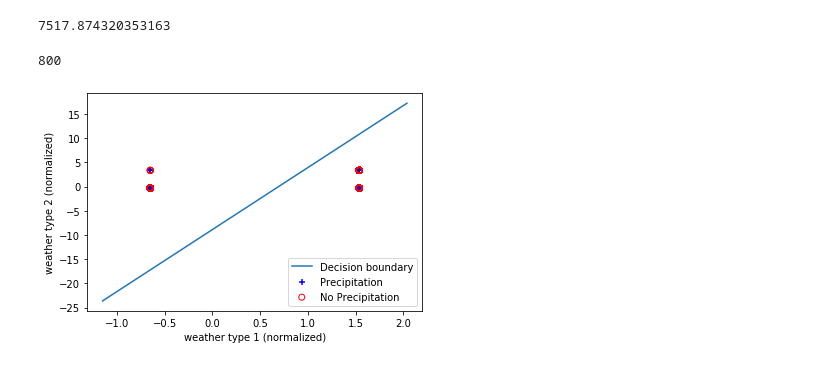
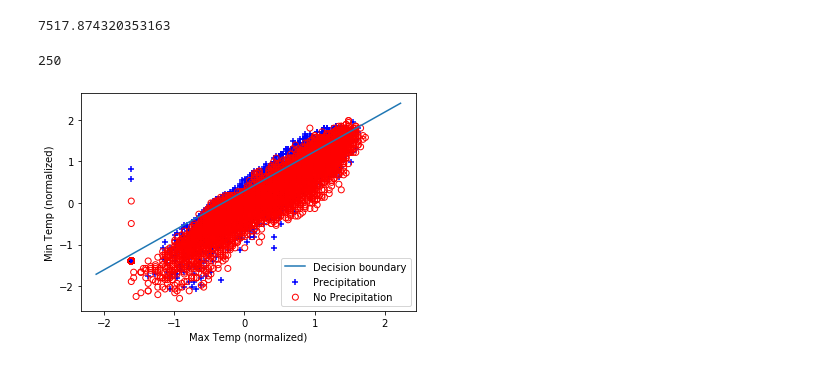
Before and after one commit to JonathanClifford/597ML-MachineLearningWeatherPrediction, a Jupyter notebook: mainAnalysisOfWeatherData.ipynb, the cells around one changed output. Saved outputs shown, nothing was run; the diff lists cells and outputs as text; code cells hidden in the pictures.

```diff
--- a/mainAnalysisOfWeatherData.ipynb
+++ b/mainAnalysisOfWeatherData.ipynb
@@ -255,0 +268,6 @@ print(len(ones))
+# %%
+for i in range(len(tempMax)):
+    plt.scatter(i,tempMax[i])
+plt.xlabel("Days")
+plt.ylabel("Maximum temperature (fahrenheit)")
+plt.show()
@@ -255,0 +276,6 @@ print(len(ones))
+# %%
+for i in range(len(tempMin)):
+    plt.scatter(i,tempMin[i])
+plt.xlabel("Days")
+plt.ylabel("Minimum temperature (fahrenheit)")
+plt.show()
@@ -269,10 +297,13 @@ def normalize_features( X, mu=None, sigma=None ):
     return (X_norm, mu, sigma)
 
 m = data.shape[0]
-X = np.stack([np.ones(m), wt01, wt02], axis=1)
+X = np.stack([np.ones(m), tempMax, tempMin], axis=1)
 n = X.shape[1]
 
 X, mu, sigma = normalize_features(X)
+#print(X)
+#print(y)
+#print(n)
 # %%
 # Function for logistic function
 def logistic(z):
@@ -335,30 +366,30 @@ def plot_model(X, y, theta):
     x2 = (theta[0] + theta[1]*x1)/(-theta[2])
     plt.plot(x1, x2, label='Decision boundary')
 
-    plt.xlabel('weather type 1 (normalized)')
-    plt.ylabel('weather type 2 (normalized)')
+    plt.xlabel('Max Temp (normalized)')
+    plt.ylabel('Min Temp (normalized)')
     plt.legend(loc='lower right')
     plt.show()
 # %%
 # Implement gradient descent for logiatic regression
 theta = np.ones(n)
 
 #
 # YOUR CODE HERE
 #
-alpha = 0.0001 #step size
-iters = 800
+alpha = 0.0002 #step size
+iters = 250
 
 # Plots data and decision boundary. If you have learned a good theta
 # you will see a decision boundary that separates the data in a
 # reasonable way.
 theta2,J_history = gradient_descent( X, y, theta, alpha, iters ) #call gradient function
 print(len(J_history)) # check length of J_history
 
 plot_model(X, y, theta2)
 # %% [output]
-800
+250
-[figure, old version]
+[figure, new version]
 # %%
 print("Final value of cost function: ", cost_function(X,y,theta2))
 # %% [output]
```
Also changed, not shown: parts of 10 cells of this notebook.
